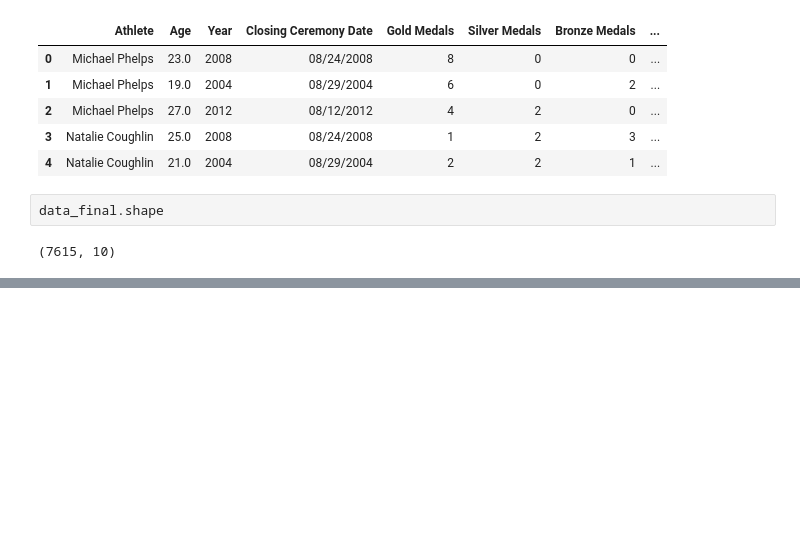
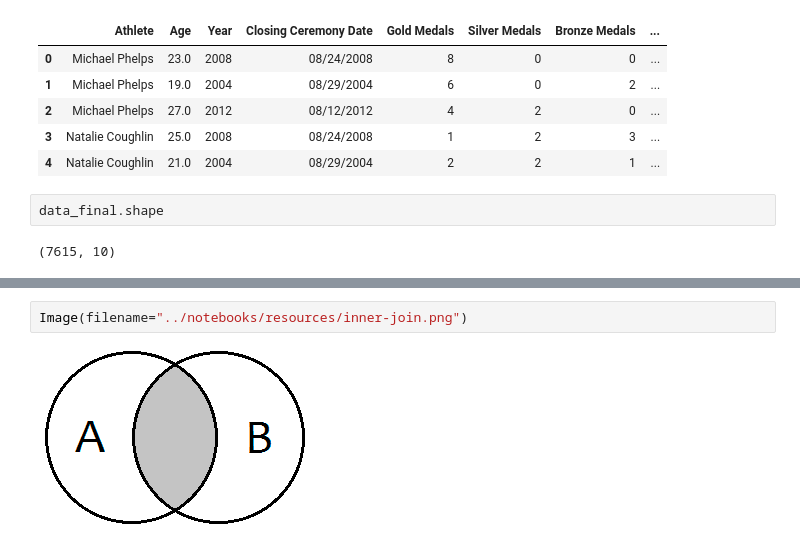
Before and after one commit to diego19508/python-ml-course, a Jupyter notebook: Course/T2 - 4 - Data Cleaning - Concatenación de datos.ipynb, the cells around one changed output, grey strips where cells are left out. Drawn from its saved outputs; the diff is of its cells as text; blank space fills up the shorter version.

```diff
--- a/Course/T2 - 4 - Data Cleaning - Concatenación de datos.ipynb
+++ b/Course/T2 - 4 - Data Cleaning - Concatenación de datos.ipynb
@@ -304,0 +321,4 @@ data_final.shape
+# %%
+Image(filename="../notebooks/resources/inner-join.png")
+# %% [output]
+[figure, added]
```
Also changed, not shown: parts of 14 cells of this notebook.
